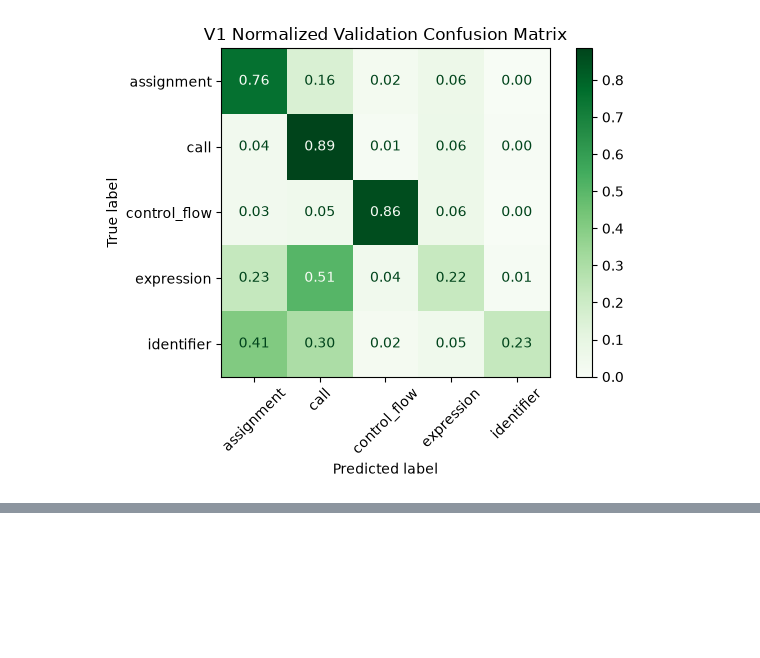
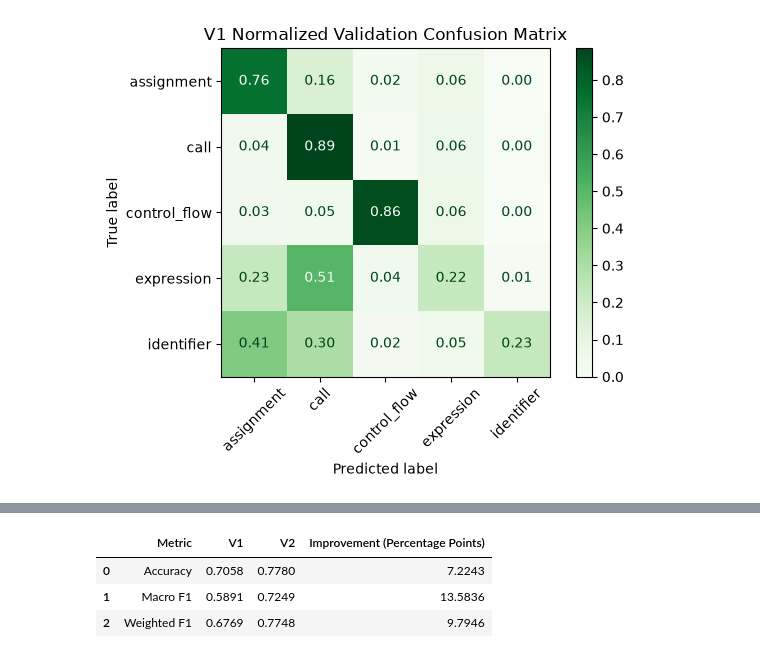
Before and after one commit to Benjamin-Chong/Python-BugFix-Classifier, a Jupyter notebook: notebooks/notebooks_v2/05_evaluation.ipynb, the cells around one changed output, grey strips where cells are left out. Drawn from its saved outputs; the diff is of its cells as text; code cells hidden in the pictures; blank space fills up the shorter version.

```diff
--- a/notebooks/notebooks_v2/05_evaluation.ipynb
+++ b/notebooks/notebooks_v2/05_evaluation.ipynb
@@ -53,7 +51,7 @@ from src.v2.evaluate import evaluate_model
 from sklearn.metrics import classification_report
 import json
 
-accuracy, average_loss, all_predictions, all_labels = evaluate_model(model, criterion, validation_loader)
+v2_accuracy, average_loss, all_predictions, all_labels = evaluate_model(model, criterion, validation_loader)
 
 assert len(all_predictions) == len(validation_dataset)
 assert len(all_labels) == len(validation_dataset)
@@ -150,8 +148,8 @@ lr_model.fit(X_train, y_train)
 
 lr_predictions = lr_model.predict(X_validation)
 
-accuracy = accuracy_score(y_validation, lr_predictions)
-print(f"Accuracy: {accuracy:.4f}")
+v1_accuracy = accuracy_score(y_validation, lr_predictions)
+print(f"Accuracy: {v1_accuracy:.4f}")
 
 cf_mat = confusion_matrix(y_validation, lr_predictions, labels=lr_model.classes_)
 print("Classes:", lr_model.classes_)
@@ -226,0 +228,23 @@ Because V2 uses mean pooling, it considers token content but does not preserve t
+# %%
+from sklearn.metrics import f1_score
+
+v2_macro_f1 = f1_score(all_labels, all_predictions, average='macro')
+v2_weighted_f1 = f1_score(all_labels, all_predictions, average='weighted')
+
+v1_macro_f1 = f1_score(y_validation, lr_predictions, average='macro')
+v1_weighted_f1 = f1_score(y_validation, lr_predictions, average='weighted')
+
+comparison = pd.DataFrame({
+    'Metric': ['Accuracy', 'Macro F1', 'Weighted F1'],
+    'V1': [v1_accuracy, v1_macro_f1, v1_weighted_f1],
+    'V2': [v2_accuracy, v2_macro_f1, v2_weighted_f1]
+})
+
+comparison['Improvement (Percentage Points)'] = (comparison['V2'] - comparison['V1']) * 100
+
+display(comparison.round(4))
+# %% [output]
+|  | Metric | V1 | V2 | Improvement (Percentage Points) |
+| 0 | Accuracy | 0.7058 | 0.7780 | 7.2243 |
+| 1 | Macro F1 | 0.5891 | 0.7249 | 13.5836 |
+| 2 | Weighted F1 | 0.6769 | 0.7748 | 9.7946 |
```
Also changed, not shown: parts of 7 cells of this notebook, 3 other files.
